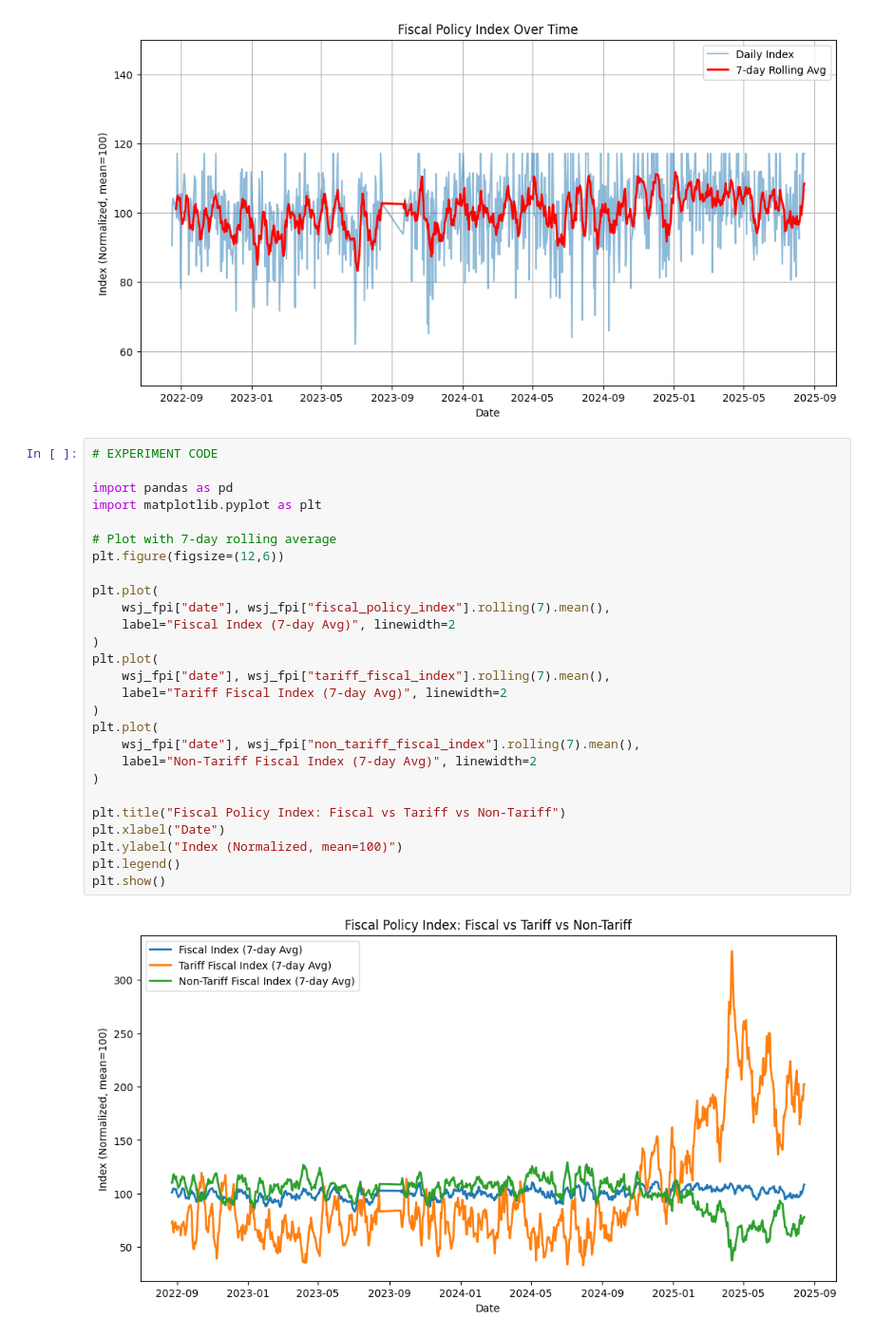
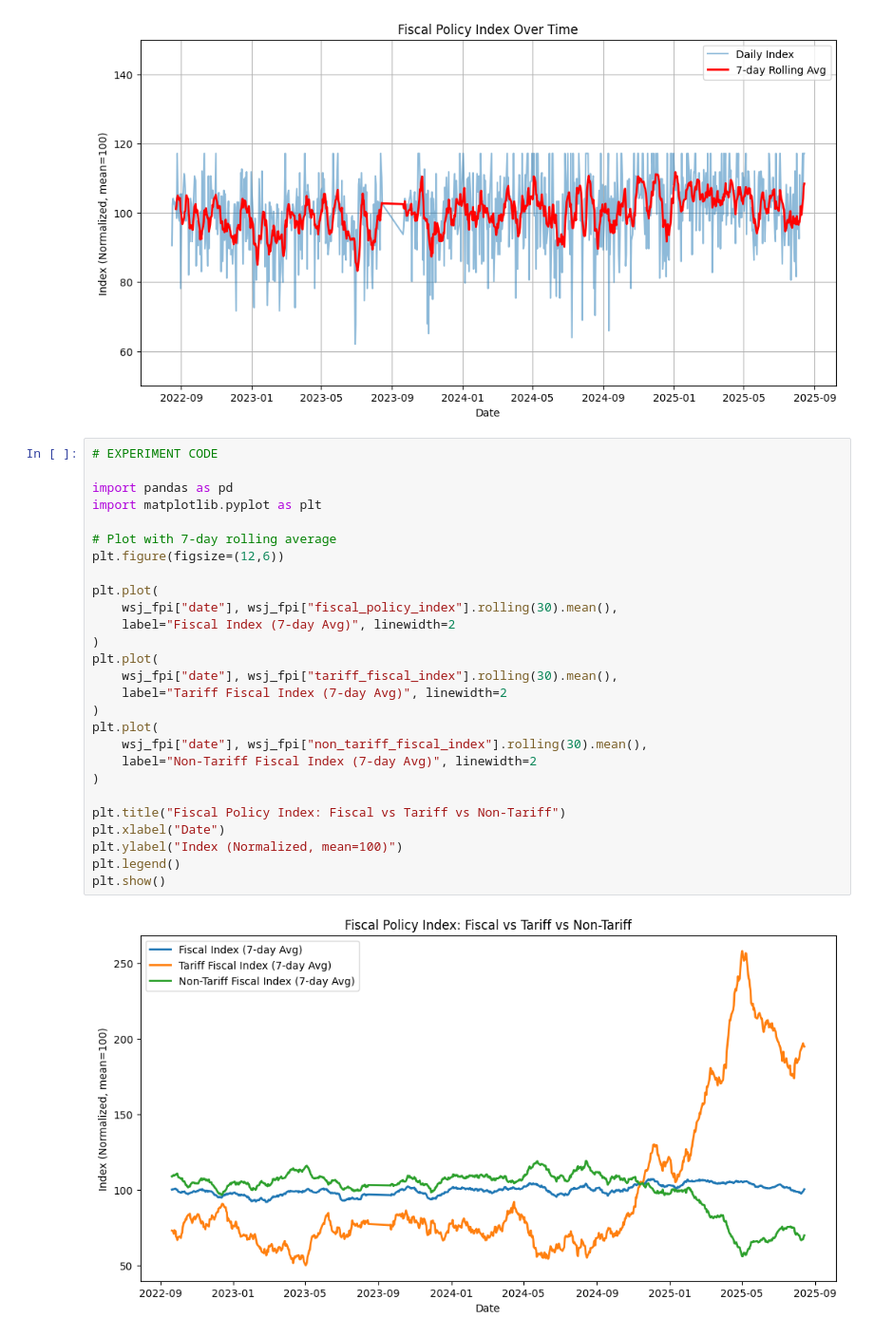
Before and after one commit to UWA-DS-11/capstone-project-11, a Jupyter notebook: fiscal_policy_index/pdf_extraction.ipynb, the cells around one changed output. Shown at 95% size. Saved outputs shown, nothing was run; the diff lists cells and outputs as text.

```diff
--- a/fiscal_policy_index/pdf_extraction.ipynb
+++ b/fiscal_policy_index/pdf_extraction.ipynb
@@ -707,29 +712,29 @@ plt.show()
 # %%
 # EXPERIMENT CODE
 
 import pandas as pd
 import matplotlib.pyplot as plt
 
 # Plot with 7-day rolling average
 plt.figure(figsize=(12,6))
 
 plt.plot(
-    wsj_fpi["date"], wsj_fpi["fiscal_policy_index"].rolling(7).mean(),
+    wsj_fpi["date"], wsj_fpi["fiscal_policy_index"].rolling(30).mean(),
     label="Fiscal Index (7-day Avg)", linewidth=2
 )
 plt.plot(
-    wsj_fpi["date"], wsj_fpi["tariff_fiscal_index"].rolling(7).mean(),
+    wsj_fpi["date"], wsj_fpi["tariff_fiscal_index"].rolling(30).mean(),
     label="Tariff Fiscal Index (7-day Avg)", linewidth=2
 )
 plt.plot(
-    wsj_fpi["date"], wsj_fpi["non_tariff_fiscal_index"].rolling(7).mean(),
+    wsj_fpi["date"], wsj_fpi["non_tariff_fiscal_index"].rolling(30).mean(),
     label="Non-Tariff Fiscal Index (7-day Avg)", linewidth=2
 )
 
 plt.title("Fiscal Policy Index: Fiscal vs Tariff vs Non-Tariff")
 plt.xlabel("Date")
 plt.ylabel("Index (Normalized, mean=100)")
 plt.legend()
 plt.show()
 # %% [output]
-[figure, old version]
+[figure, new version]
```
Also changed, not shown: parts of 2 cells of this notebook.
